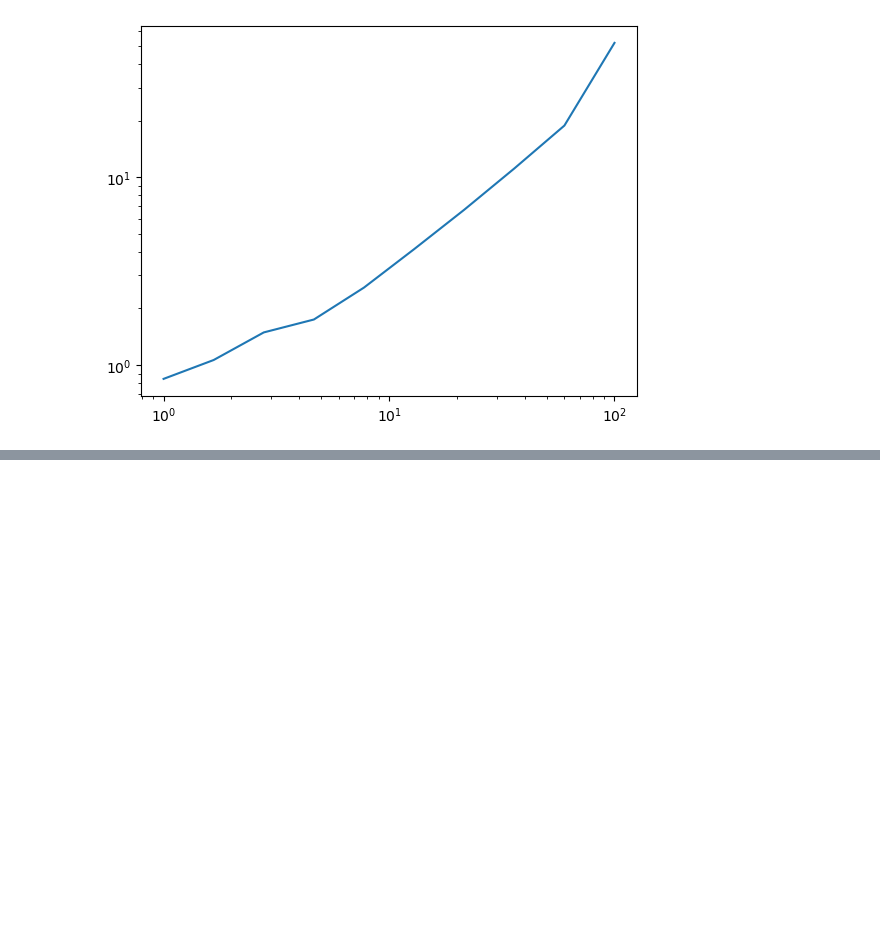
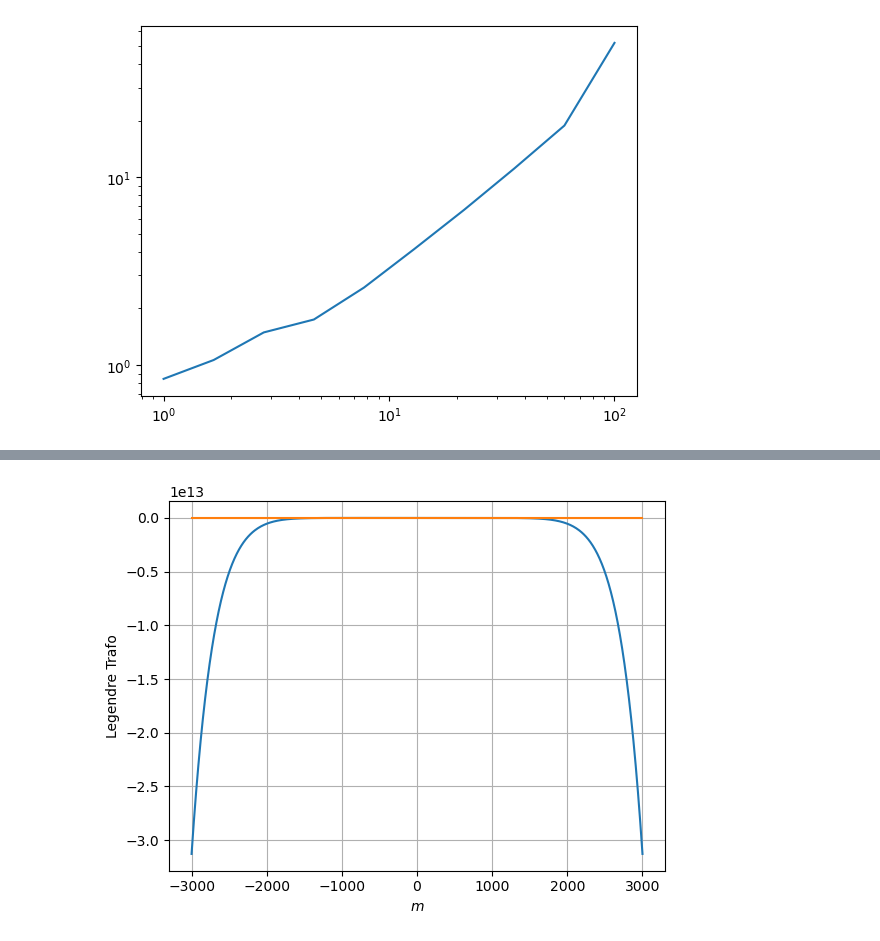
Before and after one commit to larstors/Internship, a Jupyter notebook: numerics/testing.ipynb, the cells around one changed output, grey strips where cells are left out. Cells and saved outputs as stored; diff of their text form; code cells hidden in the pictures; blank space fills up the shorter version.

```diff
--- a/numerics/testing.ipynb
+++ b/numerics/testing.ipynb
@@ -168 +222,10 @@ plt.show()
+# %%
+plt.plot(m, a[1])
+plt.plot(m, b[1])
+
+plt.xlabel(r"$m$")
+plt.ylabel(r"Legendre Trafo")
+plt.grid()
+# %% [output]
+[figure, added]
 # %%
```
Also changed, not shown: parts of 6 cells of this notebook, 8 other files.
